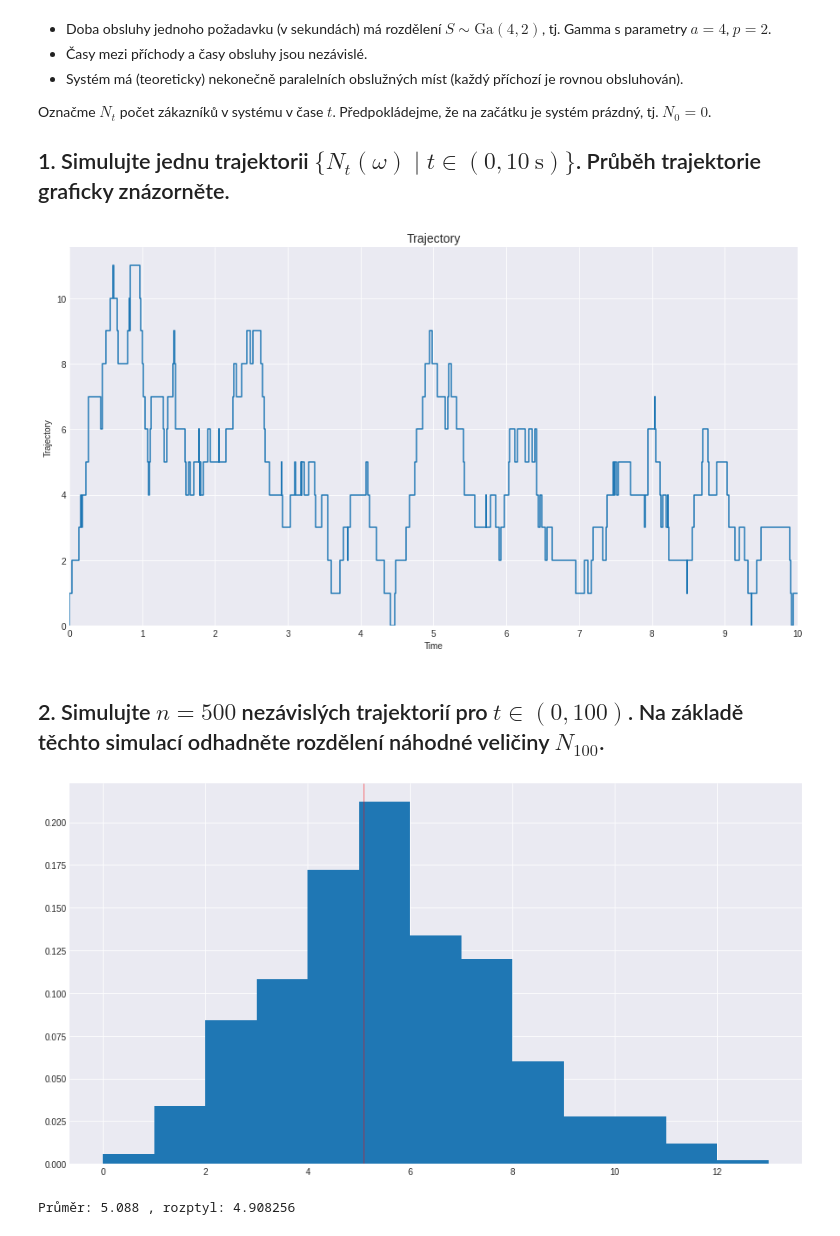
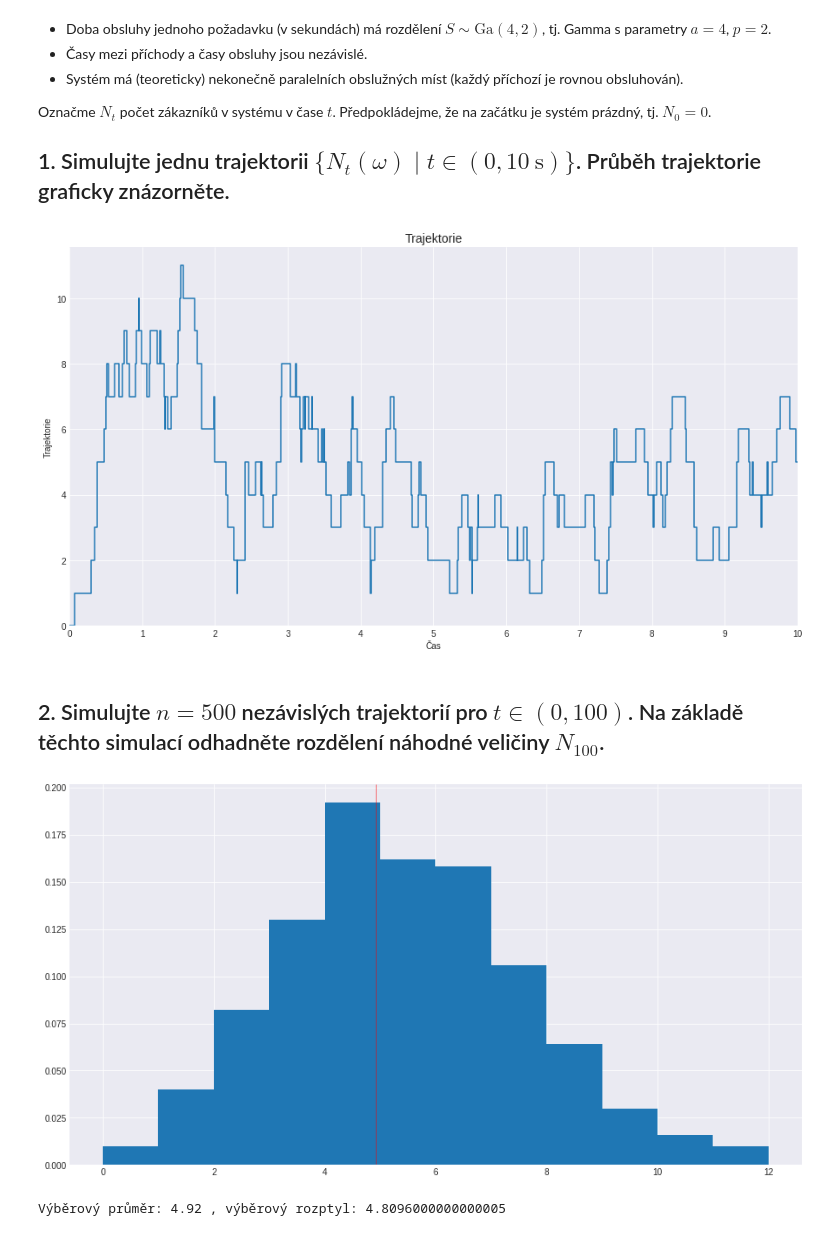
Before and after one commit to polipones/ni-vsm-homeworks, a Jupyter notebook: hw04/hw04.ipynb, the cells around one changed output. Drawn from its saved outputs; the diff is of its cells as text; code cells hidden in the pictures.

```diff
--- a/hw04/hw04.ipynb
+++ b/hw04/hw04.ipynb
@@ -21,26 +22,24 @@ Označme $N_t$ počet zákazníků v systému v čase $t$. Předpokládejme, že
 ## 1. Simulujte jednu trajektorii $\{N_t(\omega) \mid t\in(0,10~\mathrm{s})\}$. Průběh trajektorie graficky znázorněte.
 # %%
 def plot_trajectory(customers: list[tuple[float, int]], time: int):
-    plt.xlabel('Time')
-    plt.ylabel('Trajectory')
+    plt.xlabel('Čas')
+    plt.ylabel('Trajektorie')
     plt.step([c[0] for c in customers], [c[1] for c in customers], where='post')
     plt.xticks(range(0, time + 1))
     plt.xlim(0, time)
     plt.ylim(0)
-    plt.title('Trajectory', fontsize=14)
+    plt.title('Trajektorie', fontsize=14)
     plt.show()
 
+
 def simulate_trajectory(lam: int, a: int, p: int, time: int, plot: bool = True):
-    n = rng.poisson(lam*time)
+    n = rng.poisson(lam * time)
     arrival_times = rng.uniform(0, time, n)
     arrival_times.sort()
 
-    gamma_d = rng.gamma(p, 1/a, n)
+    gamma_d = rng.gamma(p, 1 / a, n)
     depart_times = arrival_times + gamma_d
     depart_times.sort()
-
-    # print('Num of customers: {}\narrival times: {}\ndepart times: {}'.format(n, arrival_times, depart_times))
-    # print()
 
     customers = [(0.0, 0)]
     c_count = 0
@@ -49,38 +48,35 @@ def simulate_trajectory(lam: int, a: int, p: int, time: int, plot: bool = True):
     dep_i = 0
     while arr_i < n or dep_i < n:
         if arr_i < n and dep_i < n:
             if arrival_times[arr_i] < depart_times[dep_i]:
                 c_count += 1
                 customers.append((arrival_times[arr_i], c_count))
                 arr_i += 1
             elif arrival_times[arr_i] > depart_times[dep_i]:
                 c_count -= 1
                 customers.append((depart_times[dep_i], c_count))
                 dep_i += 1
             else:
                 arr_i += 1
                 dep_i += 1
         elif arr_i < n:
             c_count += 1
             customers.append((arrival_times[arr_i], c_count))
             arr_i += 1
         else:
             c_count -= 1
             customers.append((depart_times[dep_i], c_count))
             dep_i += 1
 
-    # print()
-    # print(customers)
-
     if plot:
         plot_trajectory(customers, time)
 
     return customers
 
 
-x = simulate_trajectory(10, 4, 2, 10)
+_ = simulate_trajectory(10, 4, 2, 10)
 # %% [output]
-[figure, old version]
+[figure, new version]
 # %% [markdown]
 ## 2. Simulujte $n = 500$ nezávislých trajektorií pro $t\in(0,100)$. Na základě těchto simulací odhadněte rozdělení náhodné veličiny $N_{100}$.
 # %%
@@ -90,6 +86,7 @@ def get_customer_count(customers: list[tuple[float, int]], time: float):
             return customers[i - 1][1]
 
     return 0
+
 
 N = 500
 time = 100
@@ -103,7 +100,7 @@ plt.hist(n_100, bins=max(n_100), density=True)
 plt.axvspan(xmin=n_100_mean, xmax=n_100_mean, color='red', alpha=0.5)
 plt.show()
 
-print('Průměr: {} , rozptyl: {}'.format(n_100_mean, n_100_var))
+print('Výběrový průměr: {} , výběrový rozptyl: {}'.format(n_100_mean, n_100_var))
 # %% [output]
-[figure, old version]
+[figure, new version]
-Průměr: 5.088 , rozptyl: 4.908256
+Výběrový průměr: 4.92 , výběrový rozptyl: 4.8096000000000005
```
Also changed, not shown: parts of 4 cells of this notebook.
